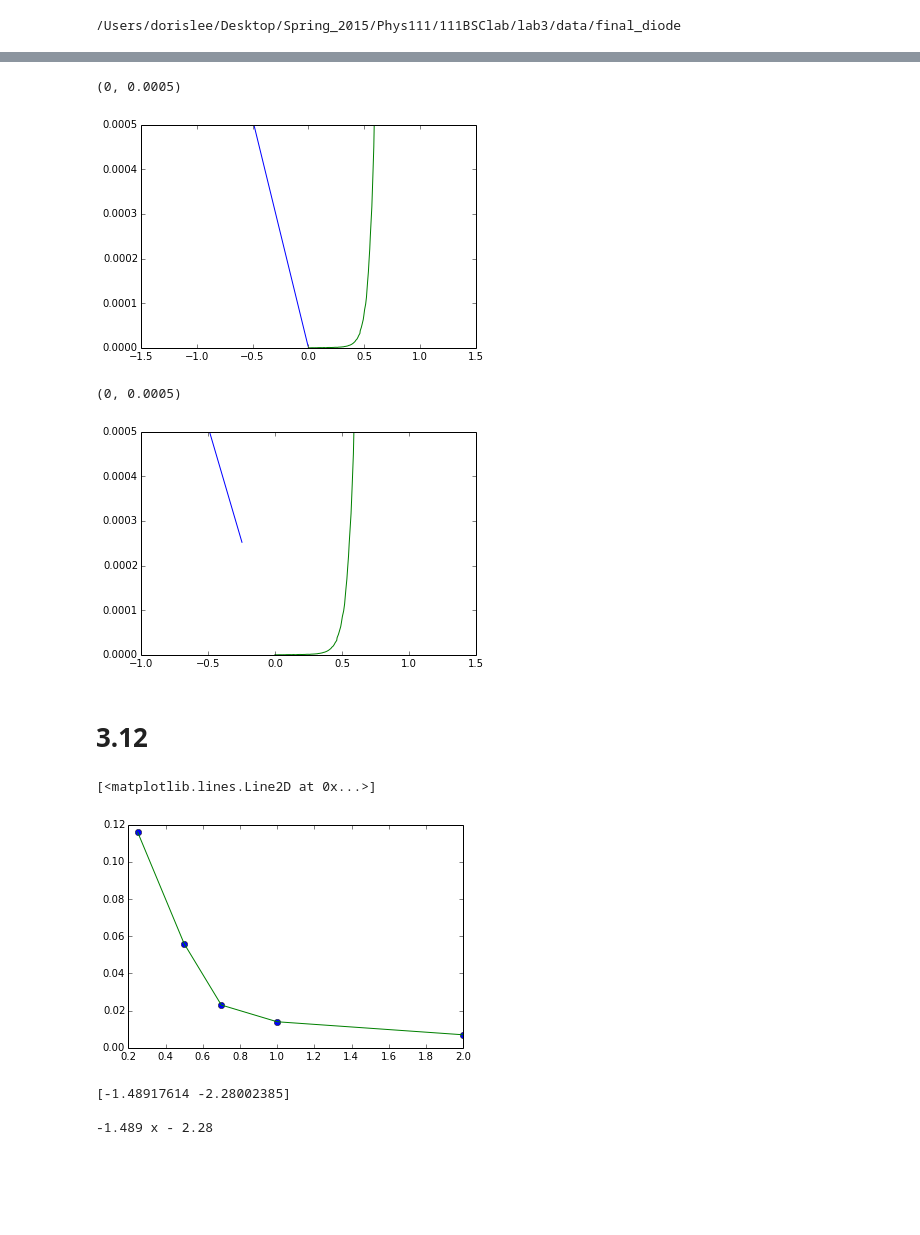
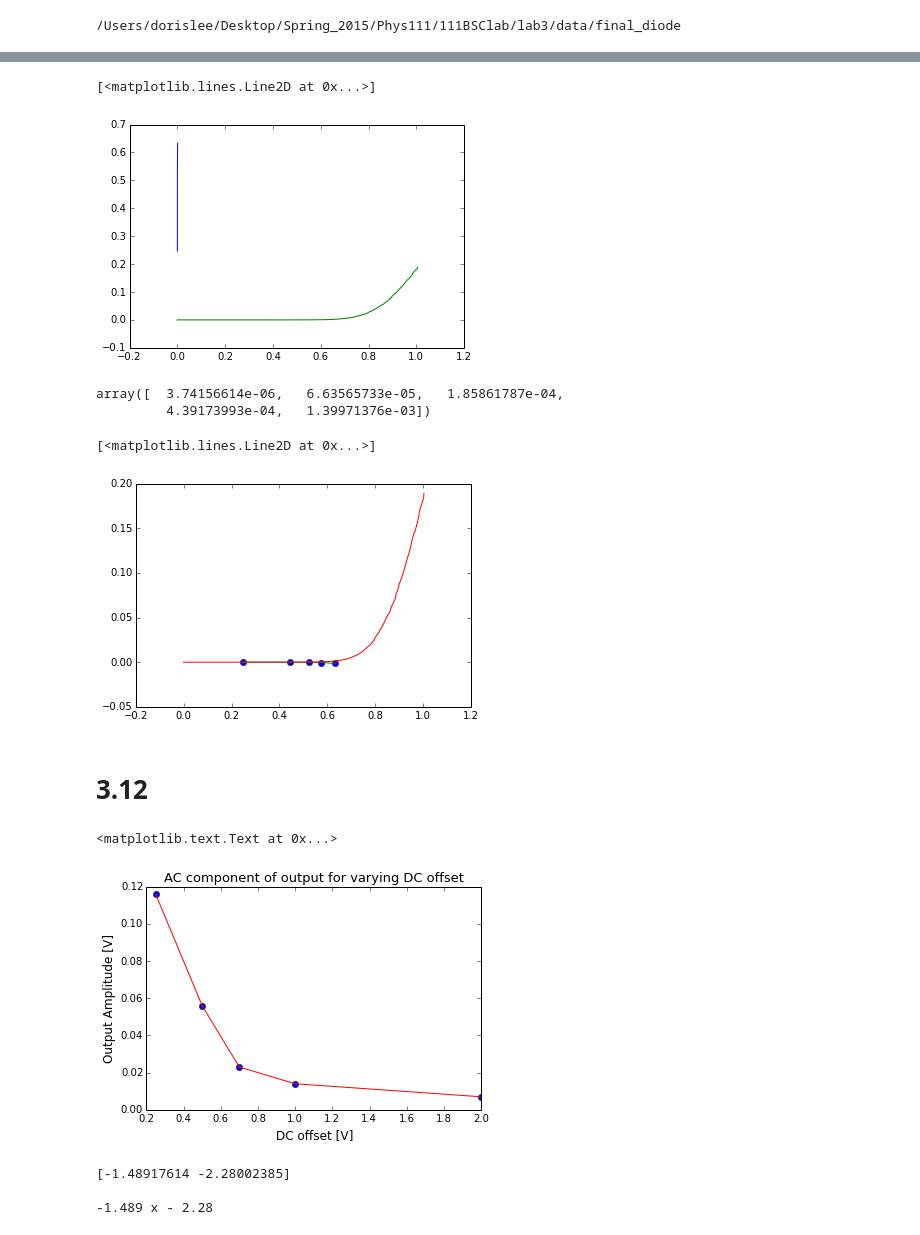
Before and after one commit to dorisjlee/111BSClab, a Jupyter notebook: lab3/Lab3.ipynb, the cells around one changed output, grey strips where cells are left out. Drawn from its saved outputs; the diff is of its cells as text; code cells hidden in the pictures; blank space fills up the shorter version.

```diff
--- a/lab3/Lab3.ipynb
+++ b/lab3/Lab3.ipynb
@@ -287,11 +377,12 @@ R_2 = 0.9782e3
 v_in_2  = np.array([0.25022,0.50739,0.70510,1.00397,2.0030])
 v_out_2 = np.array([0.24656,0.44248,0.52329,0.57437,0.6338])
 # v_in = 0.250
-i =  (v_in-v_out)/R
+# i =  (v_in-v_out)/R
 i_2 = (v_in_2-v_out_2)/R_2
 
 # plt.plot(v_in-v_out,i)
-plt.plot(v_out_2-v_in_2,i_2)
+# plt.plot(v_out_2,i_2)
+plt.plot(i_2,v_out_2)
 
 
 # plt.figure()
@@ -299,24 +390,31 @@ data= np.loadtxt("Diode.dat")#,delimiter=" ")
 v_diode = data[::,0]
 i_diode = data[::,1]
 plt.plot(v_diode,i_diode,'-')
-plt.ylim(0,0.0005)
+# plt.ylim(0,0.00002)
 # %% [output]
-(0, 0.0005)
+[<matplotlib.lines.Line2D at 0x...>]
-[figure, old version]
+[figure, new version]
+# %%
+i_2
+# %% [output]
+array([  3.74156614e-06,   6.63565733e-05,   1.85861787e-04,
+         4.39173993e-04,   1.39971376e-03])
 # %%
 R_2 = 0.9782e3
 v_in_2  = np.array([0.25022,0.50739,0.70510,1.00397,2.0030])
 v_out_2 = np.array([0.24656,0.44248,0.52329,0.57437,0.6338])
-i_2 = (v_out_2)/R_2
-plt.plot(-v_out_2,i_2)
+i_2 = -(v_in_2 - v_out_2)/R_2
+plt.plot(v_out_2,i_2,'o')
+plt.plot(v_out_2,i_2,'-')
 data= np.loadtxt("Diode.dat")#,delimiter=" ")
 v_diode = data[::,0]
 i_diode = data[::,1]
 plt.plot(v_diode,i_diode,'-')
-plt.ylim(0,0.0005)
+# plt.ylim(0,0.0002)
+# plt.ylim(-0.00003,0.00001)
 # %% [output]
-(0, 0.0005)
+[<matplotlib.lines.Line2D at 0x...>]
-[figure, old version]
+[figure, new version]
 # %%
 i = np.array([5,1.18294,1.25])
 # %% [markdown]
@@ -324,11 +424,14 @@ i = np.array([5,1.18294,1.25])
 # %%
 v_in = [0.25,0.5,0.7,1,2]
 amp =[116e-3,56e-3,23e-3,14e-3,7e-3]
 plt.plot(v_in,amp,'o')
-plt.plot(v_in,amp,'-')
+plt.plot(v_in,amp,'-',color="red")
+plt.ylabel("Output Amplitude [V]",fontsize=12)
+plt.xlabel("DC offset [V]",fontsize=12)
+plt.title("AC component of output for varying DC offset",fontsize=13)
 # %% [output]
-[<matplotlib.lines.Line2D at 0x...>]
+<matplotlib.text.Text at 0x...>
-[figure, old version]
+[figure, new version]
 # %%
 mpld3.disable_notebook()
 # %%
```
Also changed, not shown: parts of 15 cells of this notebook, 22 other files.
